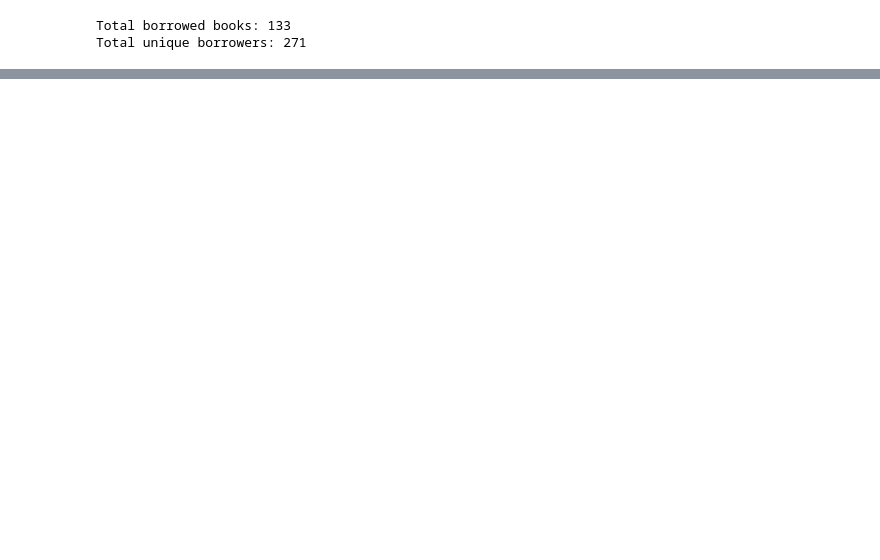
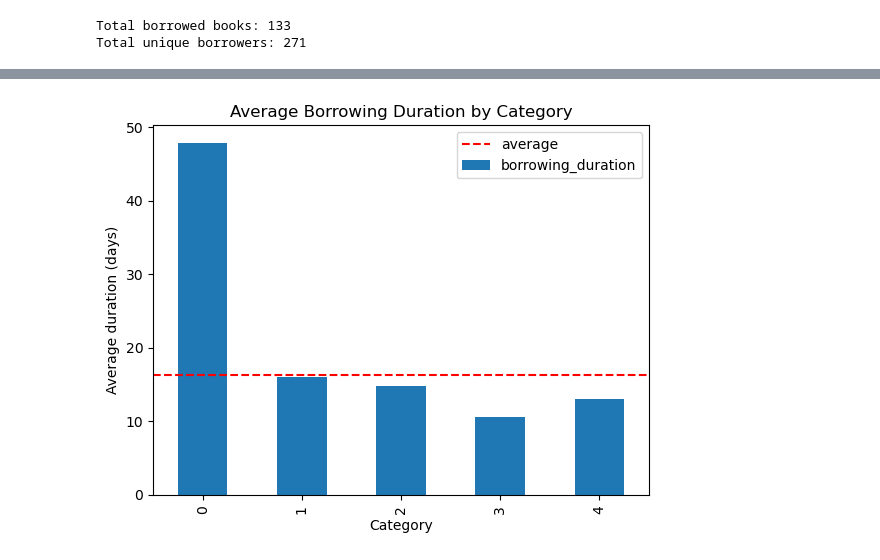
Before and after one commit to mustafaots/Library-Optimization-and-Book-Recommendation-Data-Mining-Project, a Jupyter notebook: notebooks/Data Preprocessor/library-borrowings.ipynb, the cells around one changed output, grey strips where cells are left out. Cells and saved outputs as stored; diff of their text form; code cells hidden in the pictures; blank space fills up the shorter version.

```diff
--- a/notebooks/Data Preprocessor/library-borrowings.ipynb
+++ b/notebooks/Data Preprocessor/library-borrowings.ipynb
@@ -107,0 +132,13 @@ Total unique borrowers: 271
+# %%
+# visualizing the average borrowing duration per category
+
+plt.figure()
+df.groupby('category')['borrowing_duration'].mean().plot(kind='bar')
+plt.xlabel("Category")
+plt.ylabel("Average duration (days)")
+plt.title("Average Borrowing Duration by Category")
+plt.axhline(df['borrowing_duration'].mean(), linestyle='--', color='red', label='average')
+plt.legend()
+plt.show()
+# %% [output]
+[figure, added]
```
Also changed, not shown: parts of 8 cells of this notebook.
